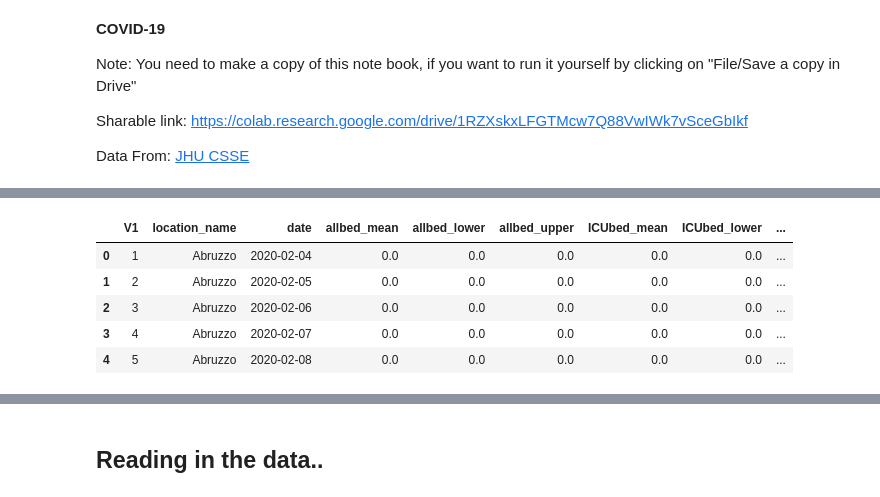
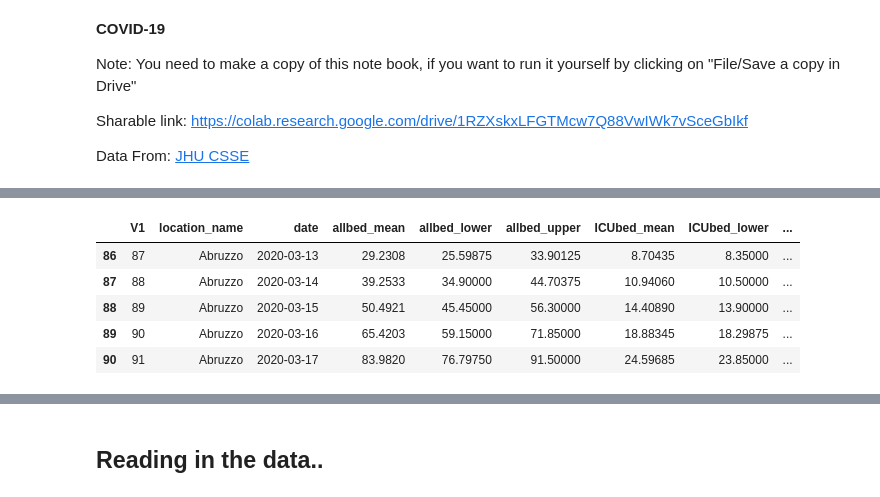
Before and after one commit to mchirico/COVID-19, a Jupyter notebook: COVID_19.ipynb, the cells around one changed output, grey strips where cells are left out. Drawn from its saved outputs; the diff is of its cells as text; code cells hidden in the pictures.

```diff
--- a/COVID_19.ipynb
+++ b/COVID_19.ipynb
@@ -97,10 +78,10 @@ datetime.datetime(2020, 5, 8, 0, 0)
 # %%
 p=pd.read_csv(file[0])
-p.head()
+p[p['confirmed_infections'] >= 20].head()
 # %% [output]
 |  | V1 | location_name | date | allbed_mean | allbed_lower | allbed_upper | ICUbed_mean | ICUbed_lower | ... |
-| 0 | 1 | Abruzzo | 2020-02-04 | 0.0 | 0.0 | 0.0 | 0.0 | 0.0 | ... |
-| 1 | 2 | Abruzzo | 2020-02-05 | 0.0 | 0.0 | 0.0 | 0.0 | 0.0 | ... |
-| 2 | 3 | Abruzzo | 2020-02-06 | 0.0 | 0.0 | 0.0 | 0.0 | 0.0 | ... |
-| 3 | 4 | Abruzzo | 2020-02-07 | 0.0 | 0.0 | 0.0 | 0.0 | 0.0 | ... |
-| 4 | 5 | Abruzzo | 2020-02-08 | 0.0 | 0.0 | 0.0 | 0.0 | 0.0 | ... |
+| 86 | 87 | Abruzzo | 2020-03-13 | 29.2308 | 25.59875 | 33.90125 | 8.70435 | 8.35000 | ... |
+| 87 | 88 | Abruzzo | 2020-03-14 | 39.2533 | 34.90000 | 44.70375 | 10.94060 | 10.50000 | ... |
+| 88 | 89 | Abruzzo | 2020-03-15 | 50.4921 | 45.45000 | 56.30000 | 14.40890 | 13.90000 | ... |
+| 89 | 90 | Abruzzo | 2020-03-16 | 65.4203 | 59.15000 | 71.85000 | 18.88345 | 18.29875 | ... |
+| 90 | 91 | Abruzzo | 2020-03-17 | 83.9820 | 76.79750 | 91.50000 | 24.59685 | 23.85000 | ... |
```
Also changed, not shown: parts of 13 cells of this notebook.
